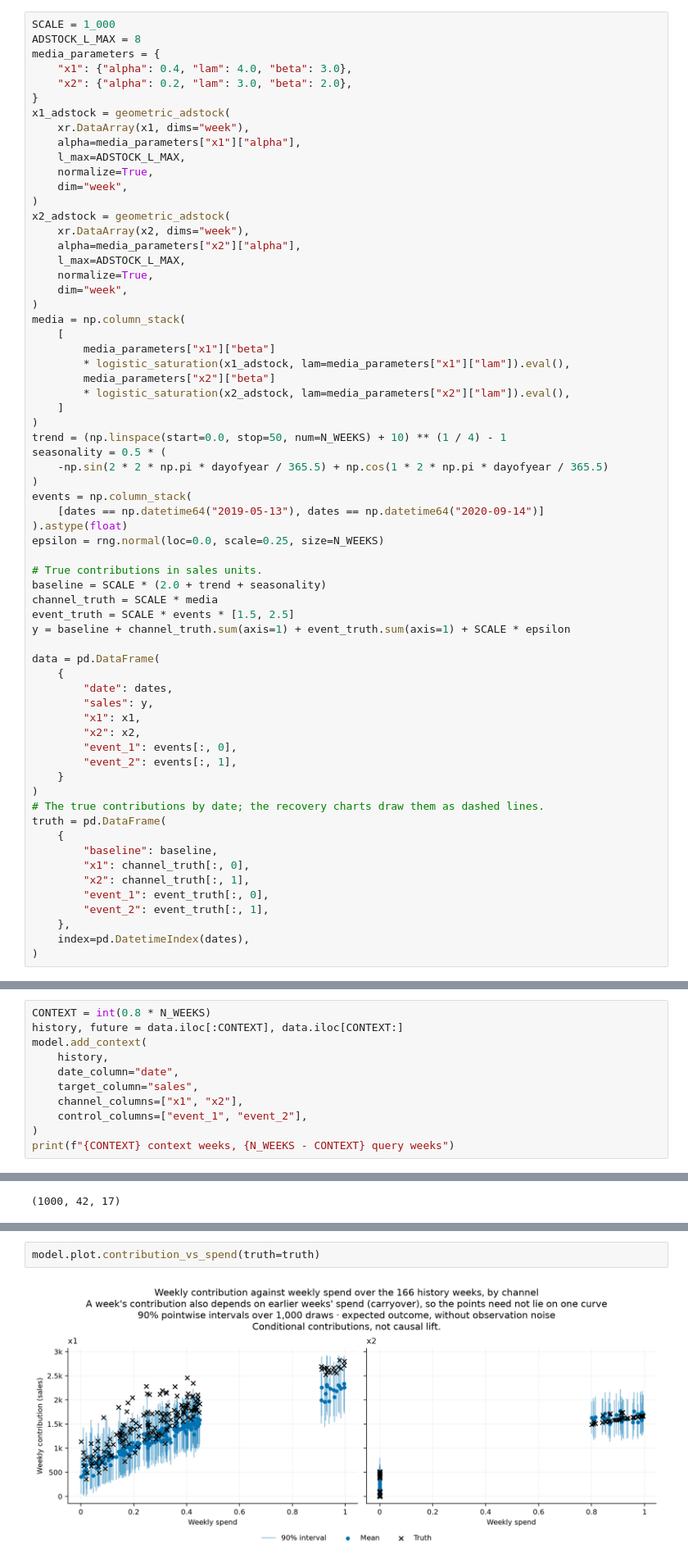
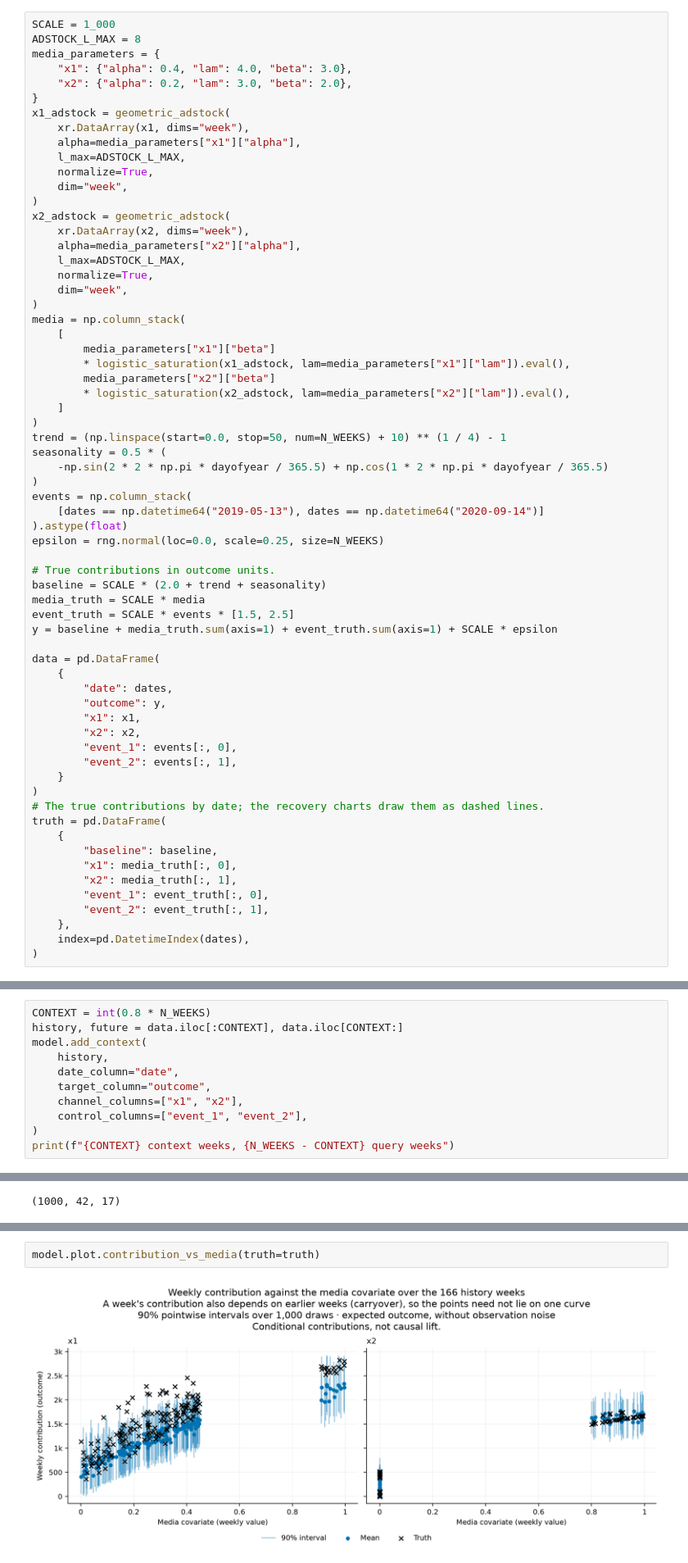
Before and after one commit to pymc-labs/pymc-mfm, a Jupyter notebook: examples/river_1_quickstart.ipynb, the cells around one changed output, grey strips where cells are left out. Shown at 82% size. Cells and saved outputs as stored; diff of their text form.

```diff
--- a/examples/river_1_quickstart.ipynb
+++ b/examples/river_1_quickstart.ipynb
@@ -97,16 +97,16 @@ events = np.column_stack(
 ).astype(float)
 epsilon = rng.normal(loc=0.0, scale=0.25, size=N_WEEKS)
 
-# True contributions in sales units.
+# True contributions in outcome units.
 baseline = SCALE * (2.0 + trend + seasonality)
-channel_truth = SCALE * media
+media_truth = SCALE * media
 event_truth = SCALE * events * [1.5, 2.5]
-y = baseline + channel_truth.sum(axis=1) + event_truth.sum(axis=1) + SCALE * epsilon
+y = baseline + media_truth.sum(axis=1) + event_truth.sum(axis=1) + SCALE * epsilon
 
 data = pd.DataFrame(
     {
         "date": dates,
-        "sales": y,
+        "outcome": y,
         "x1": x1,
         "x2": x2,
         "event_1": events[:, 0],
@@ -117,8 +117,8 @@ data = pd.DataFrame(
 truth = pd.DataFrame(
     {
         "baseline": baseline,
-        "x1": channel_truth[:, 0],
-        "x2": channel_truth[:, 1],
+        "x1": media_truth[:, 0],
+        "x2": media_truth[:, 1],
         "event_1": event_truth[:, 0],
         "event_2": event_truth[:, 1],
     },
@@ -137,7 +138,7 @@ history, future = data.iloc[:CONTEXT], data.iloc[CONTEXT:]
 model.add_context(
     history,
     date_column="date",
-    target_column="sales",
+    target_column="outcome",
     channel_columns=["x1", "x2"],
     control_columns=["event_1", "event_2"],
 )
@@ -238,5 +240,5 @@ depend on past spend as well as current spend, so points need not lie on a singl
 # %%
-model.plot.contribution_vs_spend(truth=truth)
+model.plot.contribution_vs_media(truth=truth)
 # %% [output]
-[figure, old version]
+[figure, new version]
 # %% [markdown]
```
Also changed, not shown: parts of 22 cells of this notebook, 22 other files.
